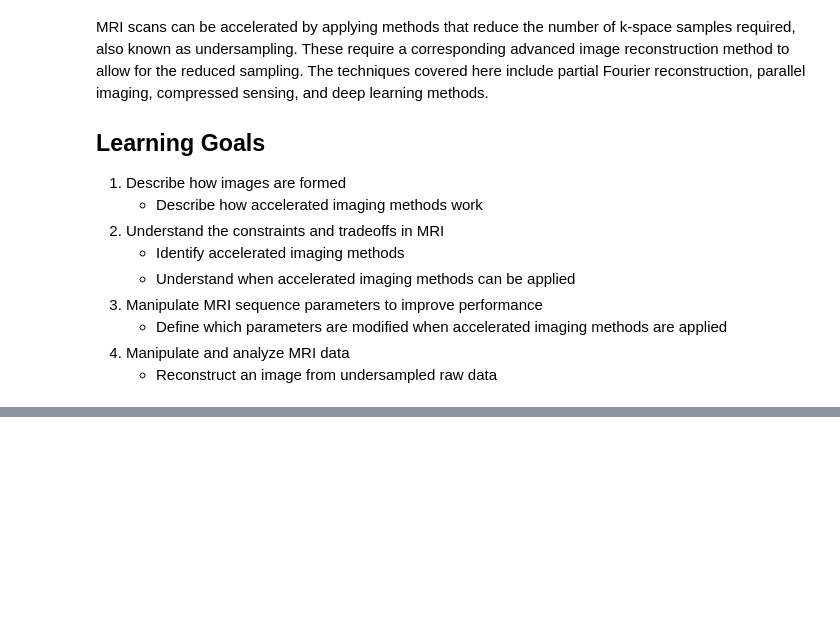
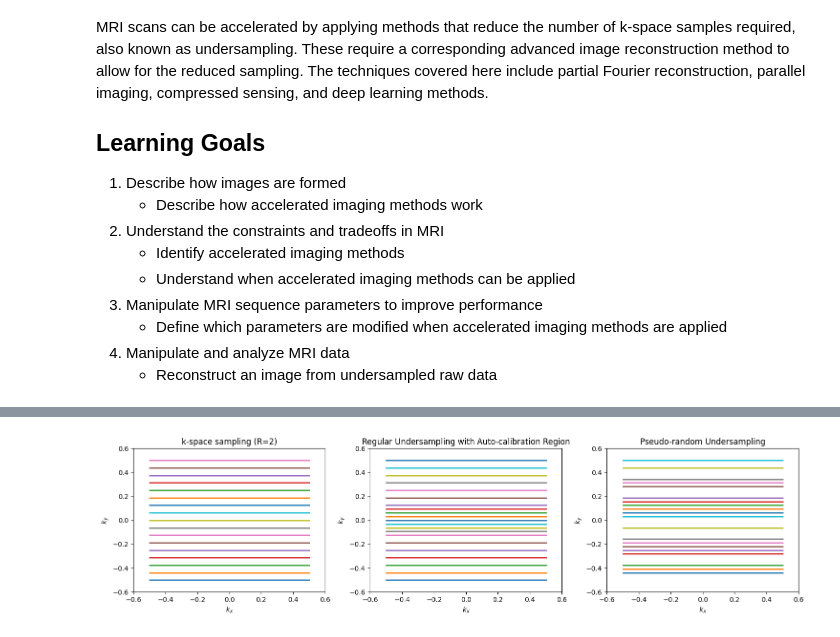
Before and after one commit to LarsonLab/MRI-education-resources, a Jupyter notebook: Notebooks/Accelerated Imaging Methods.ipynb, the cells around one changed output, grey strips where cells are left out. Drawn from its saved outputs; the diff is of its cells as text; code cells hidden in the pictures; blank space fills up the shorter version.

```diff
--- a/Notebooks/Accelerated Imaging Methods.ipynb
+++ b/Notebooks/Accelerated Imaging Methods.ipynb
@@ -147,3 +136,58 @@ Parallel Imaging artifacts typically appear as aliasing.  The undersampled data
+# %%
+# Sample k-space sampling patterns for parallel imaging and compressed sensing
+
+import numpy as np
+import matplotlib.pyplot as plt
+
+# Cartesian
+N = 32
+k = np.linspace(-N/2, N/2, N+1) / N
+ky, kx = np.meshgrid(k, k)
+
+fig, axes = plt.subplots(1, 3, figsize=(15, 4))
+
+# Regular undersampling pattern
+R = 2  # Acceleration factor
+mask = (np.arange(N + 1) % R) == 0  # undersample only along ky (row) dimension
+kx_regular = kx[:,mask]            # keep all kx samples for selected ky lines
+ky_regular = ky[:,mask]
+
+axes[0].plot(kx_regular, ky_regular, linewidth=2)
+axes[0].set_xlim([-.6, .6])
+axes[0].set_ylim([-.6, .6])
+axes[0].set_xlabel('$k_x$')
+axes[0].set_ylabel('$k_y$')
+axes[0].set_title('k-space sampling (R=2)')
+
+# Regular undersampling, with autocalibration region
+acs_size = 8  # Size of autocalibration region
+mask_acs = ((np.arange(N + 1) % R) == 0) | (np.abs(ky) < (acs_size / (N + 1) / 2))
+
+kx_acs = kx[mask_acs].reshape(N + 1, -1)
+ky_acs = ky[mask_acs].reshape(N + 1, -1)
+
+axes[1].plot(kx_acs, ky_acs, linewidth=2)
+axes[1].set_xlim([-.6, .6])
+axes[1].set_ylim([-.6, .6])
+axes[1].set_xlabel('$k_x$')
+axes[1].set_ylabel('$k_y$')
+axes[1].set_title('Regular Undersampling with Auto-calibration Region')
+
+# Pseudo-random undersampling
+mask_random = np.random.rand(N + 1) < (1 / R)
+kx_random = kx[:,mask_random]
+ky_random = ky[:,mask_random]
+
+axes[2].plot(kx_random, ky_random, linewidth=2)
+axes[2].set_xlim([-.6, .6])
+axes[2].set_ylim([-.6, .6])
+axes[2].set_xlabel('$k_x$')
+axes[2].set_ylabel('$k_y$')
+axes[2].set_title('Pseudo-random Undersampling')
+
+plt.tight_layout()
+# %% [output]
+[figure, added]
 # %% [markdown]
 ## Compressed Sensing Methods
 
```
Also changed, not shown: parts of 8 cells of this notebook, 2 other files.
